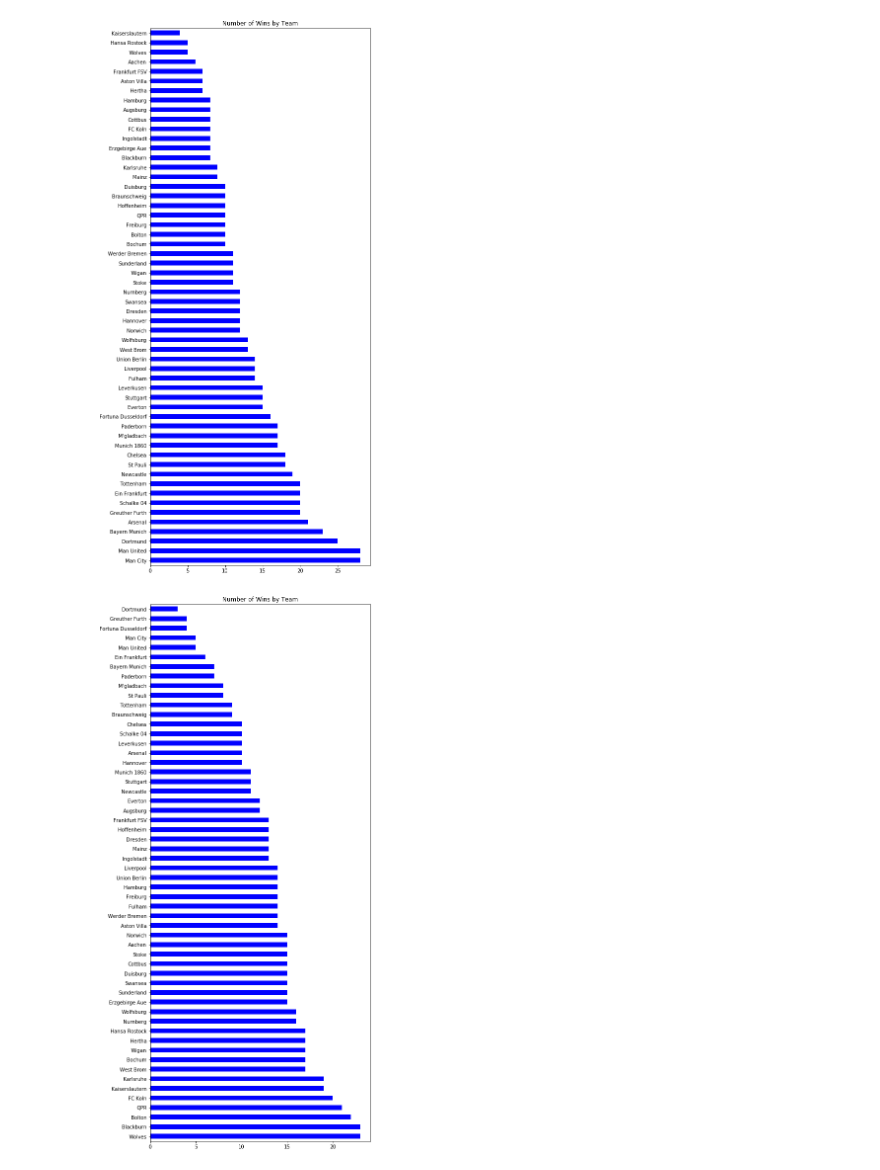
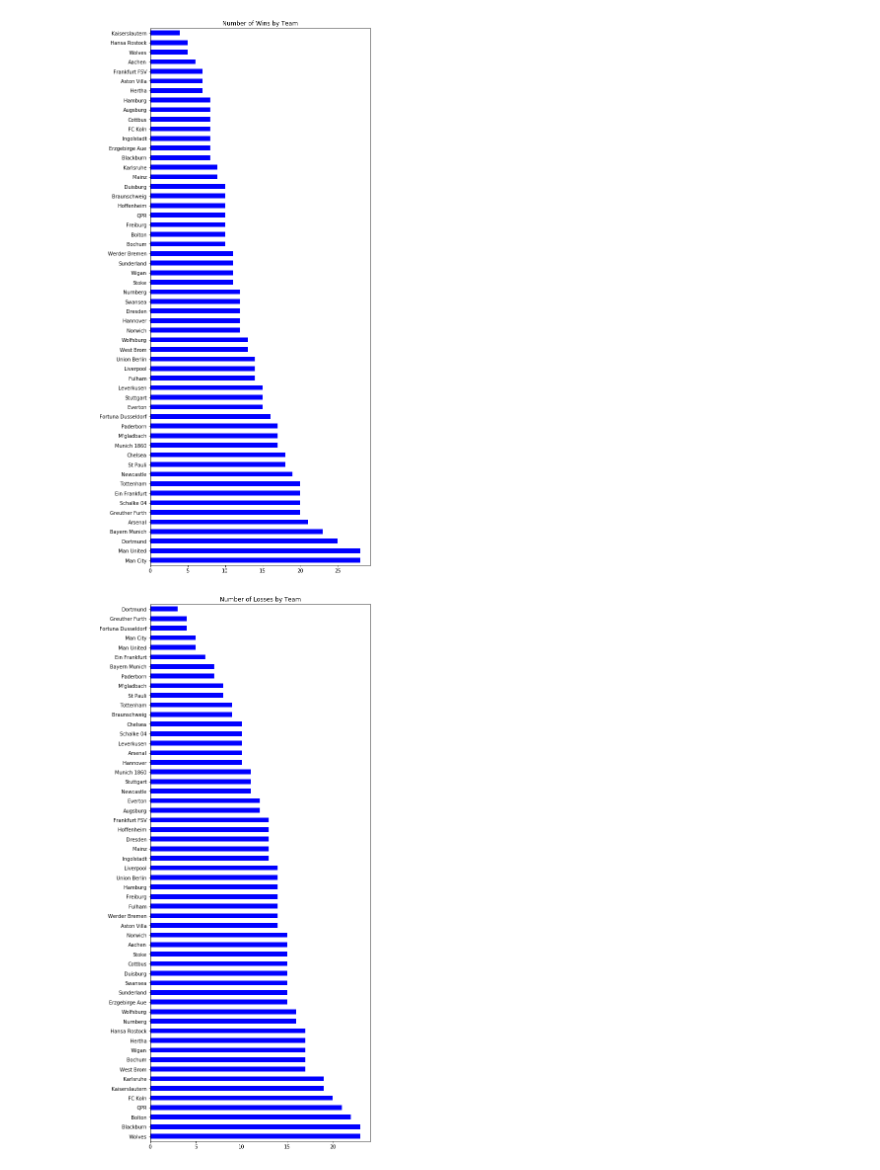
Before and after one commit to jfleury20/dsc-mod-2-lab-dc-ds-111819, a Jupyter notebook: mod-2-project.ipynb, the cells around one changed output. Drawn from its saved outputs; the diff is of its cells as text; code cells hidden in the pictures.

Commit message:
revised losing teams graph

```diff
--- a/mod-2-project.ipynb
+++ b/mod-2-project.ipynb
@@ -239,6 +239,6 @@ winning_series.value_counts().plot(kind='barh',figsize=(8,20),title='Number of W
 # %% [output]
 [figure]
 # %%
-losing_series.value_counts().plot(kind='barh',figsize=(8,20),title='Number of Wins by Team',color='blue');
+losing_series.value_counts().plot(kind='barh',figsize=(8,20),title='Number of Losses by Team',color='blue');
 # %% [output]
-[figure, old version]
+[figure, new version]
```
